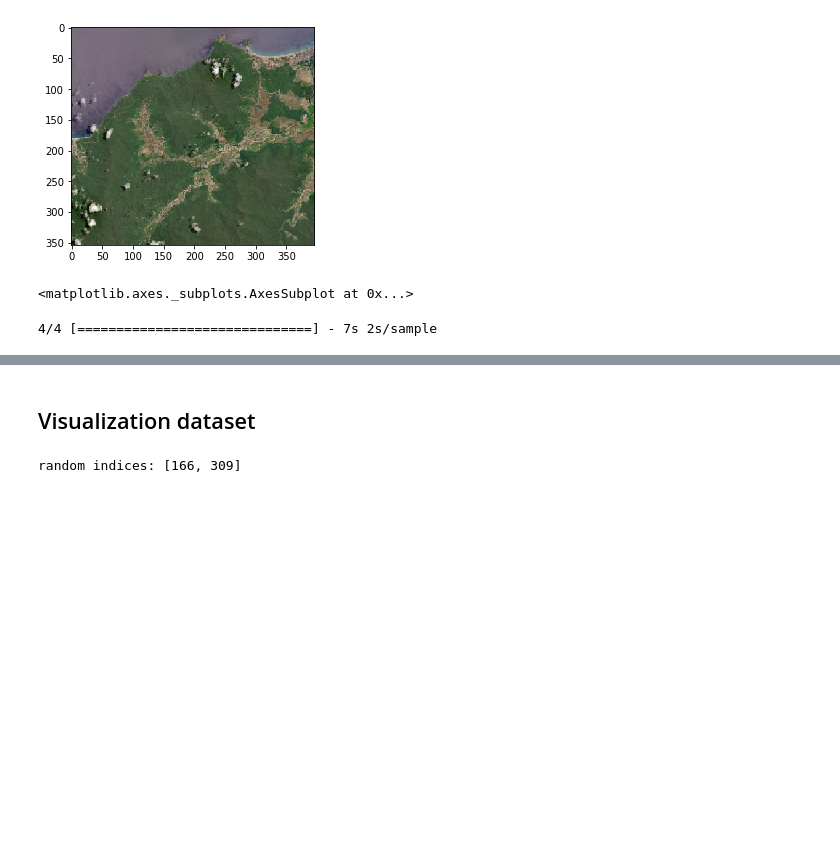
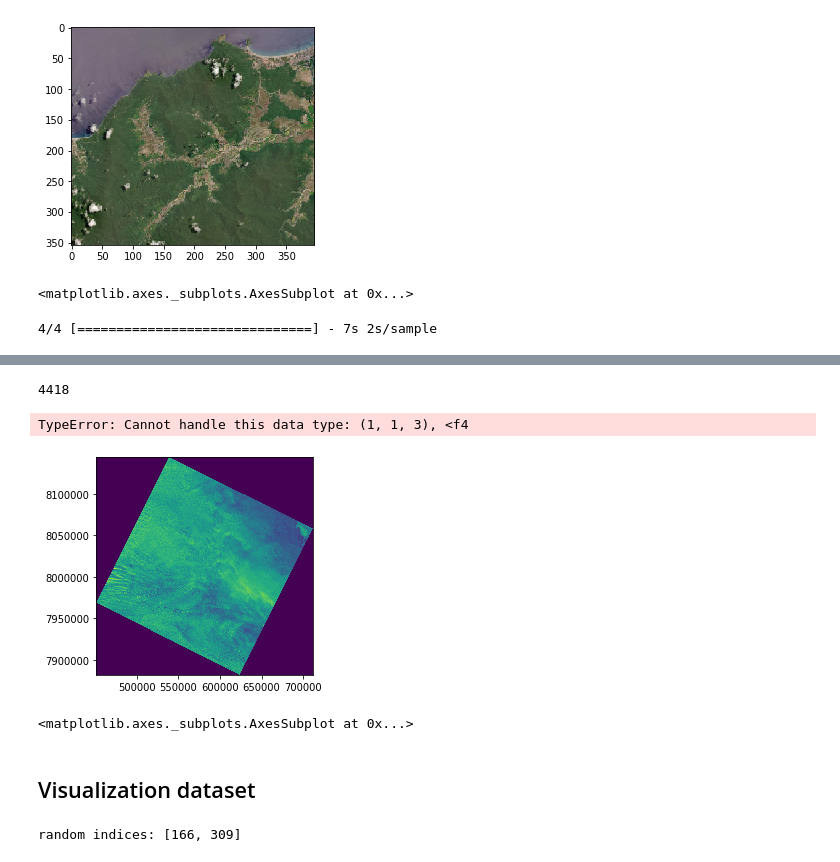
Before and after one commit to rodekruis/automated-cloud-detection, a Jupyter notebook: CloudXNet_Willem.ipynb, the cells around one changed output, grey strips where cells are left out. Drawn from its saved outputs; the diff is of its cells as text; code cells hidden in the pictures; blank space fills up the shorter version.

Commit message:
changed for biome dataset

```diff
--- a/CloudXNet_Willem.ipynb
+++ b/CloudXNet_Willem.ipynb
@@ -121,0 +245,4 @@ test_pred = (preds_test > 0.5).astype(int)
+# %%
+print(empty_count)
+# %% [output]
+4418
@@ -121,0 +280,15 @@ test_pred = (preds_test > 0.5).astype(int)
+# %%
+img_example = '/Users/Willem/Werk/510/biome_barren/BC/LC80500092014231LGN00/LC80500092014231LGN00_fixedmask.img'
+r_example = rio.open('/Users/Willem/Werk/510/biome_barren/BC/LC80500092014231LGN00/LC80500092014231LGN00_B4.TIF')
+
+anno_open = rio.open(img_example)
+anno = anno_open.read(1)
+# %%
+show(anno)
+# %% [output]
+TypeError: Cannot handle this data type: (1, 1, 3), <f4
+# %%
+show(r_example)
+# %% [output]
+[figure, added]
+<matplotlib.axes._subplots.AxesSubplot at 0x...>
```
Also changed, not shown: parts of 13 cells of this notebook, 3 other files.
